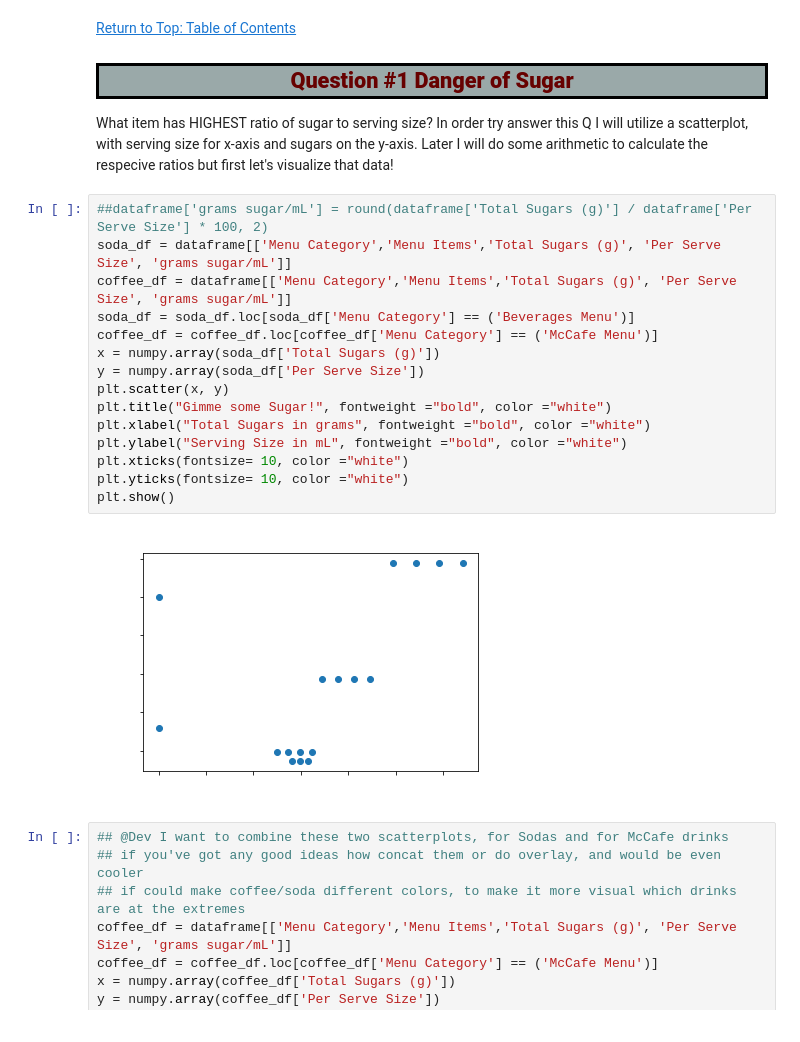
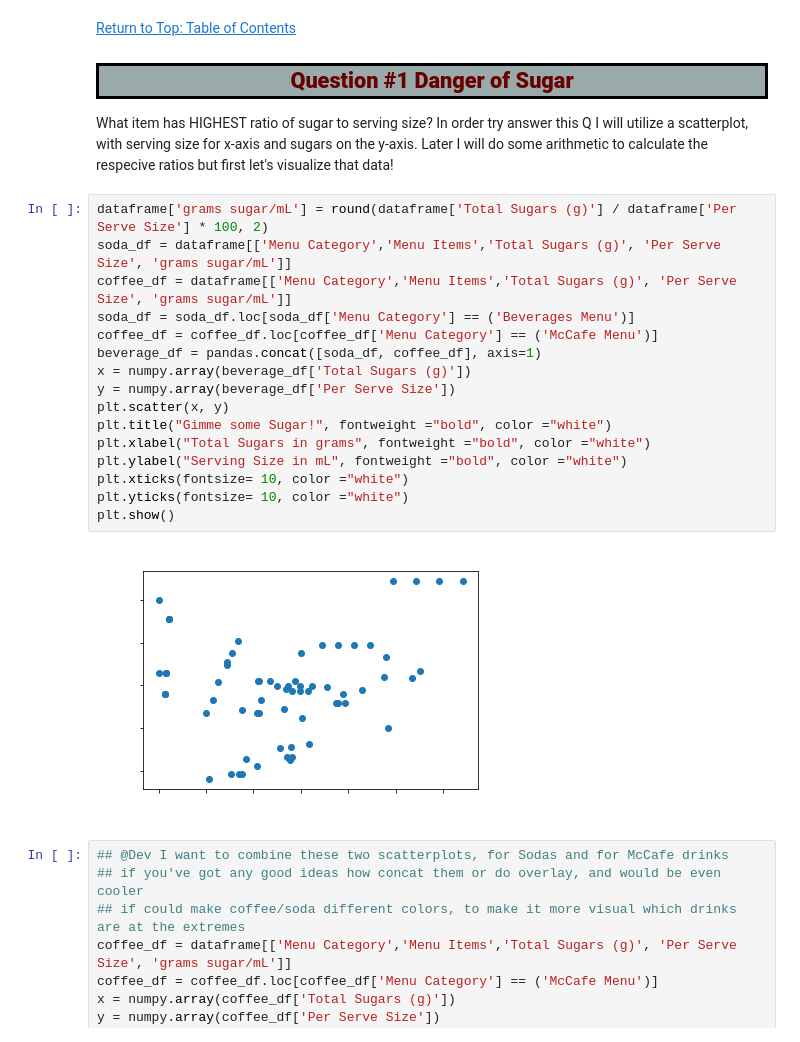
Before and after one commit to Frankenmiller/jupyter-final-data-project, a Jupyter notebook: final_python_project/notebook.ipynb, the cells around one changed output. Drawn from its saved outputs; the diff is of its cells as text.

Commit message:
Update notebook.ipynb
Concat'd DF's in sugar and fatty Q areas, there's a bug when try printing the concated DF tho

```diff
--- a/final_python_project/notebook.ipynb
+++ b/final_python_project/notebook.ipynb
@@ -178,22 +181,23 @@ In order try answer this Q I will utilize a scatterplot, with serving
 size for x-axis and sugars on the y-axis. Later I will do some arithmetic
 to calculate the respecive ratios but first let's visualize that data!
 # %%
-##dataframe['grams sugar/mL'] = round(dataframe['Total Sugars (g)'] / dataframe['Per Serve Size'] * 100, 2)
+dataframe['grams sugar/mL'] = round(dataframe['Total Sugars (g)'] / dataframe['Per Serve Size'] * 100, 2)
 soda_df = dataframe[['Menu Category','Menu Items','Total Sugars (g)', 'Per Serve Size', 'grams sugar/mL']]
 coffee_df = dataframe[['Menu Category','Menu Items','Total Sugars (g)', 'Per Serve Size', 'grams sugar/mL']]
 soda_df = soda_df.loc[soda_df['Menu Category'] == ('Beverages Menu')]
 coffee_df = coffee_df.loc[coffee_df['Menu Category'] == ('McCafe Menu')]
-x = numpy.array(soda_df['Total Sugars (g)'])
-y = numpy.array(soda_df['Per Serve Size'])
+beverage_df = pandas.concat([soda_df, coffee_df], axis=1)
+x = numpy.array(beverage_df['Total Sugars (g)'])
+y = numpy.array(beverage_df['Per Serve Size'])
 plt.scatter(x, y)
 plt.title("Gimme some Sugar!", fontweight ="bold", color ="white")
 plt.xlabel("Total Sugars in grams", fontweight ="bold", color ="white")
 plt.ylabel("Serving Size in mL", fontweight ="bold", color ="white")
 plt.xticks(fontsize= 10, color ="white")
 plt.yticks(fontsize= 10, color ="white")
 plt.show()
 # %% [output]
-[figure, old version]
+[figure, new version]
 # %%
 ## @Dev I want to combine these two scatterplots, for Sodas and for McCafe drinks
 ## if you've got any good ideas how concat them or do overlay, and would be even cooler
```
Also changed, not shown: parts of 6 cells of this notebook.
